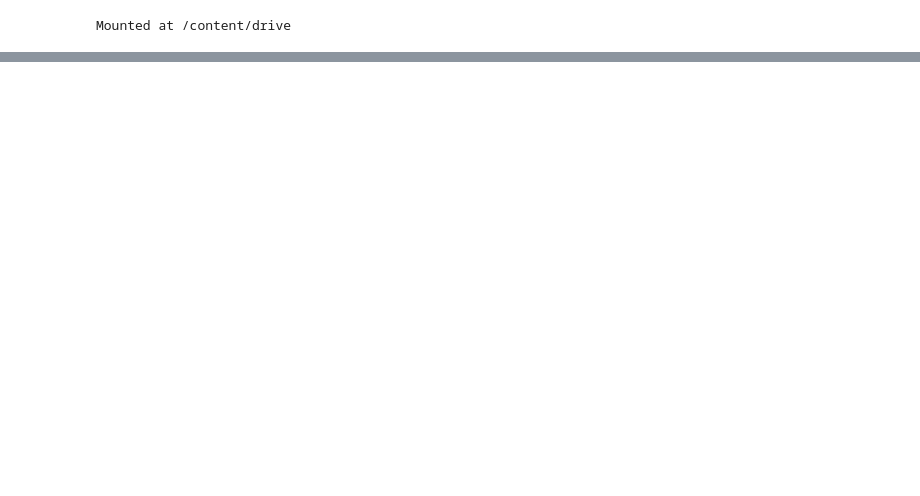
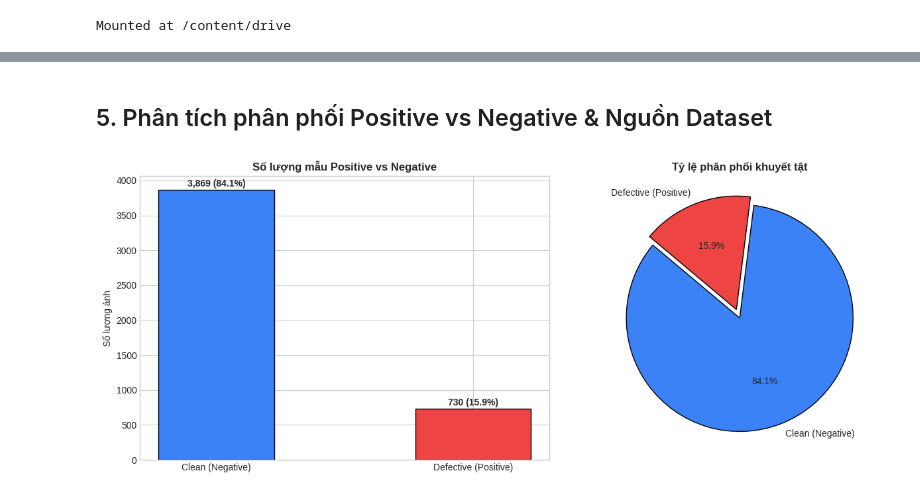
Before and after one commit to TinsDunx2005/surface-defect-segmentation, a Jupyter notebook: notebooks/01_eda.ipynb, the cells around one changed output, grey strips where cells are left out. Cells and saved outputs as stored; diff of their text form; code cells hidden in the pictures; blank space fills up the shorter version.

```diff
--- a/notebooks/01_eda.ipynb
+++ b/notebooks/01_eda.ipynb
@@ -345,8 +21,0 @@ if EXPORT:
-# %%
-pos = df[df.is_positive]
-print(f"Tổng mẫu: {len(df):,} | Positive: {len(pos):,} ({100*len(pos)/len(df):.1f}%) | Negative: {len(df)-len(pos):,}")
-for s, g in pos.groupby("dataset_source"):
-    vc = g.size_category.value_counts(normalize=True).reindex(D.SIZE_ORDER).fillna(0) * 100
-    print(f"{s}: median diện tích {g.defect_area_px.median():,.0f} px² "
-          f"({g.relative_defect_area_pct.median():.3f}% ảnh) | " + " | ".join(f"{k} {v:.1f}%" for k, v in vc.items()))
-print("Mẫu có vấn đề toàn vẹn:", int((df.integrity_status != 'OK').sum()))
@@ -357,0 +106,9 @@ Mẫu có vấn đề toàn vẹn: 0
+# %%
+print("Đang tiến hành lọc ảnh trùng lặp qua dHash 256-bit...")
+unique_samples, dup_stats = ImageHasher.deduplicate(raw_samples, pos_threshold=2, neg_threshold=4)
+
+print("Thống kê loại bỏ ảnh trùng lặp:")
+for src, cnt in dup_stats.items():
+    print(f"  + Nguồn {src}: {cnt:,} ảnh trùng")
+print(f"Số ảnh ban đầu  : {len(raw_samples):,}")
+print(f"Số ảnh giữ lại  : {len(unique_samples):,}")
@@ -357,0 +162,25 @@ Mẫu có vấn đề toàn vẹn: 0
+# %% [markdown]
+## 5. Phân tích phân phối Positive vs Negative & Nguồn Dataset
+# %%
+fig, axes = plt.subplots(1, 2, figsize=(13, 5))
+pos_counts = df['has_defect'].value_counts()
+labels = ['Clean (Negative)', 'Defective (Positive)']
+vals = [pos_counts.get(False, 0), pos_counts.get(True, 0)]
+
+bars = axes[0].bar(labels, vals, color=['#3b82f6', '#ef4444'], width=0.45, edgecolor='black')
+for b in bars:
+    h = b.get_height()
+    axes[0].text(b.get_x() + b.get_width()/2.0, h + 20, f"{h:,} ({h/len(df)*100:.1f}%)",
+                 ha='center', va='bottom', fontweight='bold')
+axes[0].set_title("Số lượng mẫu Positive vs Negative", fontweight='bold')
+axes[0].set_ylabel("Số lượng ảnh")
+
+axes[1].pie(vals, labels=labels, autopct='%1.1f%%', startangle=140,
+            colors=['#3b82f6', '#ef4444'], explode=(0, 0.08),
+            wedgeprops={'edgecolor': 'black'})
+axes[1].set_title("Tỷ lệ phân phối khuyết tật", fontweight='bold')
+plt.tight_layout()
+plt.savefig(FIGURES_DIR / "01_positive_negative_distribution.png", dpi=300)
+plt.show()
+# %% [output]
+[figure, added]
```
Also changed, not shown: parts of 55 cells of this notebook, 2 other files.
